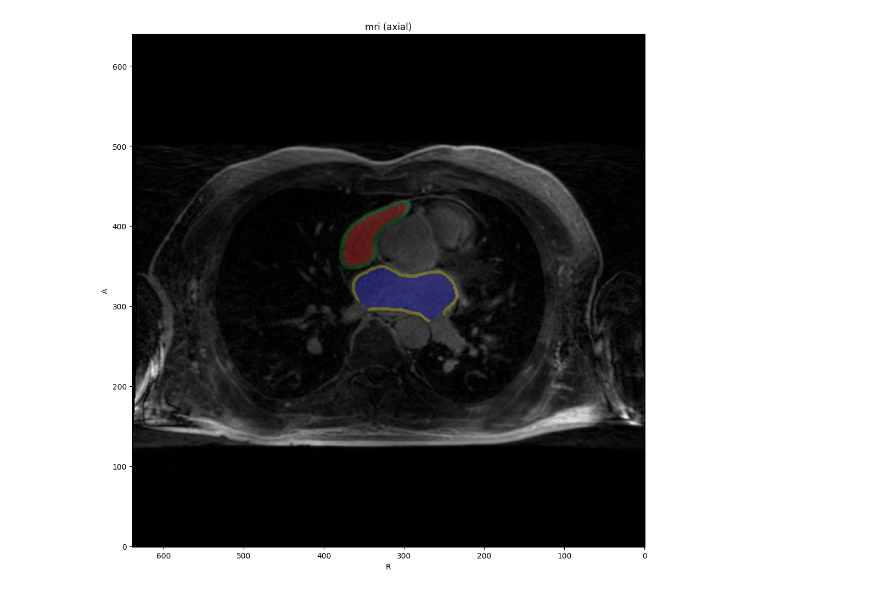
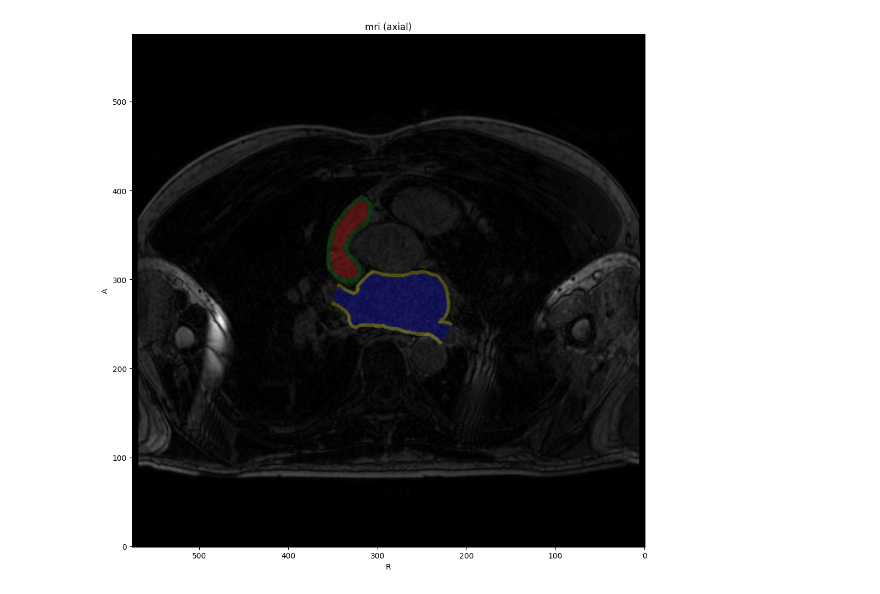
Before and after one commit to anenbergb/MBAS, a Jupyter notebook: notebooks/2024-06-04-simple-vis.ipynb, the cells around one changed output. Drawn from its saved outputs; the diff is of its cells as text; code cells hidden in the pictures.

```diff
--- a/notebooks/2024-06-04-simple-vis.ipynb
+++ b/notebooks/2024-06-04-simple-vis.ipynb
@@ -18,20 +18,25 @@ To enable the following instructions: AVX2 AVX_VNNI FMA, in other operations, re
 # %%
 subject = make_subject(
-    "/home/bryan/data/MBAS/Training/MBAS_001",
+    "/home/bryan/data/MBAS/Training/MBAS_066",
     "train",
     add_heirarchical=True
 )
+# %%
+subject.add_image(
+    tio.LabelMap("/home/bryan/data/MBAS/Training/MBAS_066/MBAS_066_only_atrium_label.nii.gz"),
+    "only_atrium"
+)
 # %%
 plot_subject_with_label(
     subject,
     show=True,
     add_metadata=False,
     add_segmentation_legend=False,
     single_axis="axial",
     label_key="hierarchical_label",
     cmap="mbas_hierarchical",
-    indices = (300, 300, 25),
+#     indices = (300, 300, 25),
     figsize=(10,10)
 );
 # %% [output]
-[figure, old version]
+[figure, new version]
```
Also changed, not shown: parts of 3 cells of this notebook, 9 other files.
